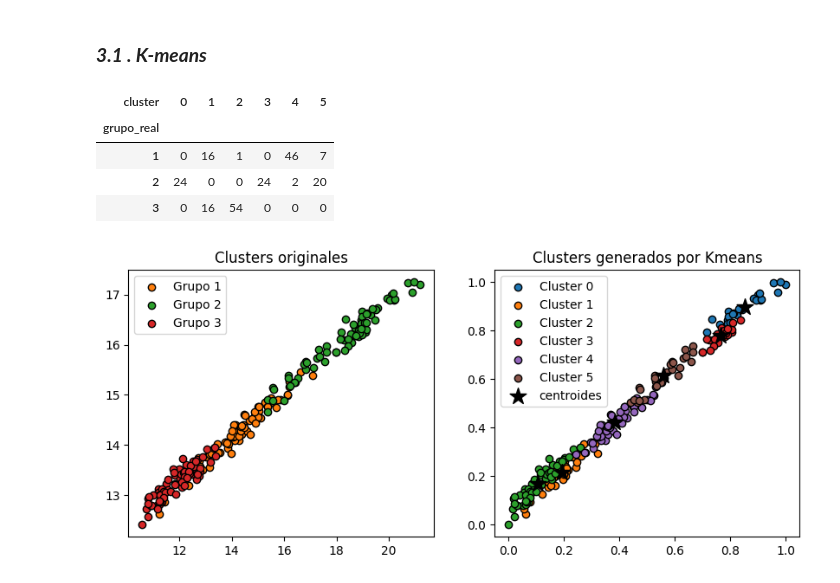
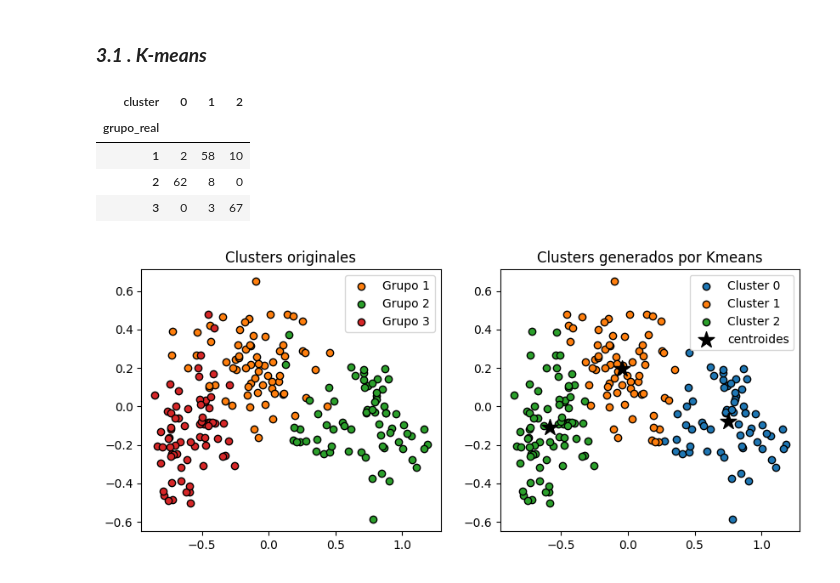
Before and after one commit to 100495991/AA_practica2, a Jupyter notebook: main.ipynb, the cells around one changed output. Drawn from its saved outputs; the diff is of its cells as text; code cells hidden in the pictures.

```diff
--- a/main.ipynb
+++ b/main.ipynb
@@ -161,15 +161,17 @@ from sklearn.cluster import KMeans
 from sklearn.metrics import silhouette_score, silhouette_samples
 
 pipeline = Pipeline([
-    ('scaler', bestScaler),  # Siempre escalar antes de PCA
+    ('scaler', bestScaler),
+    ('pca', PCA(n_components=2)),
     ('kmeans', KMeans(n_clusters=3, random_state=seed))
 ])
 
 pipeline.fit(X)
-
 y_predict = pipeline.predict(X)
 
-X_scaled = pipeline.named_steps['scaler'].transform(X)
+X_pca = pipeline.named_steps['pca'].transform(
+    pipeline.named_steps['scaler'].transform(X)
+)
 
 # Representación gráfica: grupos originales vs clusters creados
 # ==============================================================================
@@ -178,43 +180,43 @@ fig, ax = plt.subplots(1, 2, figsize=(10, 4))
 # Grupos originales
 for i in np.unique(y):
     ax[0].scatter(
-        x = X.values[y == i, 0],
-        y = X.values[y == i, 1],
+        x = X_pca[y == i, 0],
+        y = X_pca[y == i, 1],
         c = plt.rcParams['axes.prop_cycle'].by_key()['color'][i],
         marker    = 'o',
         edgecolor = 'black',
         label= f"Grupo {i}"
     )
 
 ax[0].set_title('Clusters originales')
 ax[0].legend();
 
 for i in np.unique(y_predict):
     ax[1].scatter(
-        x = X_scaled[y_predict == i, 0],
-        y = X_scaled[y_predict == i, 1],
+        x = X_pca[y_predict == i, 0],
+        y = X_pca[y_predict == i, 1],
         c = plt.rcParams['axes.prop_cycle'].by_key()['color'][i],
         marker    = 'o',
         edgecolor = 'black',
         label= f"Cluster {i}"
     )
 
 ax[1].scatter(
     x = pipeline.named_steps['kmeans'].cluster_centers_[:, 0],
     y = pipeline.named_steps['kmeans'].cluster_centers_[:, 1],
     c = 'black',
     s = 200,
     marker = '*',
     label  = 'centroides'
 )
 ax[1].set_title('Clusters generados por Kmeans')
 ax[1].legend();
 
 pd.crosstab(y, y_predict, dropna=False, rownames=['grupo_real'], colnames=['cluster'])
 # %% [output]
-| cluster | 0 | 1 | 2 | 3 | 4 | 5 |
-| grupo_real |  |  |  |  |  |  |
-| 1 | 0 | 16 | 1 | 0 | 46 | 7 |
-| 2 | 24 | 0 | 0 | 24 | 2 | 20 |
-| 3 | 0 | 16 | 54 | 0 | 0 | 0 |
+| cluster | 0 | 1 | 2 |
+| grupo_real |  |  |  |
+| 1 | 2 | 58 | 10 |
+| 2 | 62 | 8 | 0 |
+| 3 | 0 | 3 | 67 |
-[figure, old version]
+[figure, new version]
```
Also changed, not shown: parts of 6 cells of this notebook.
